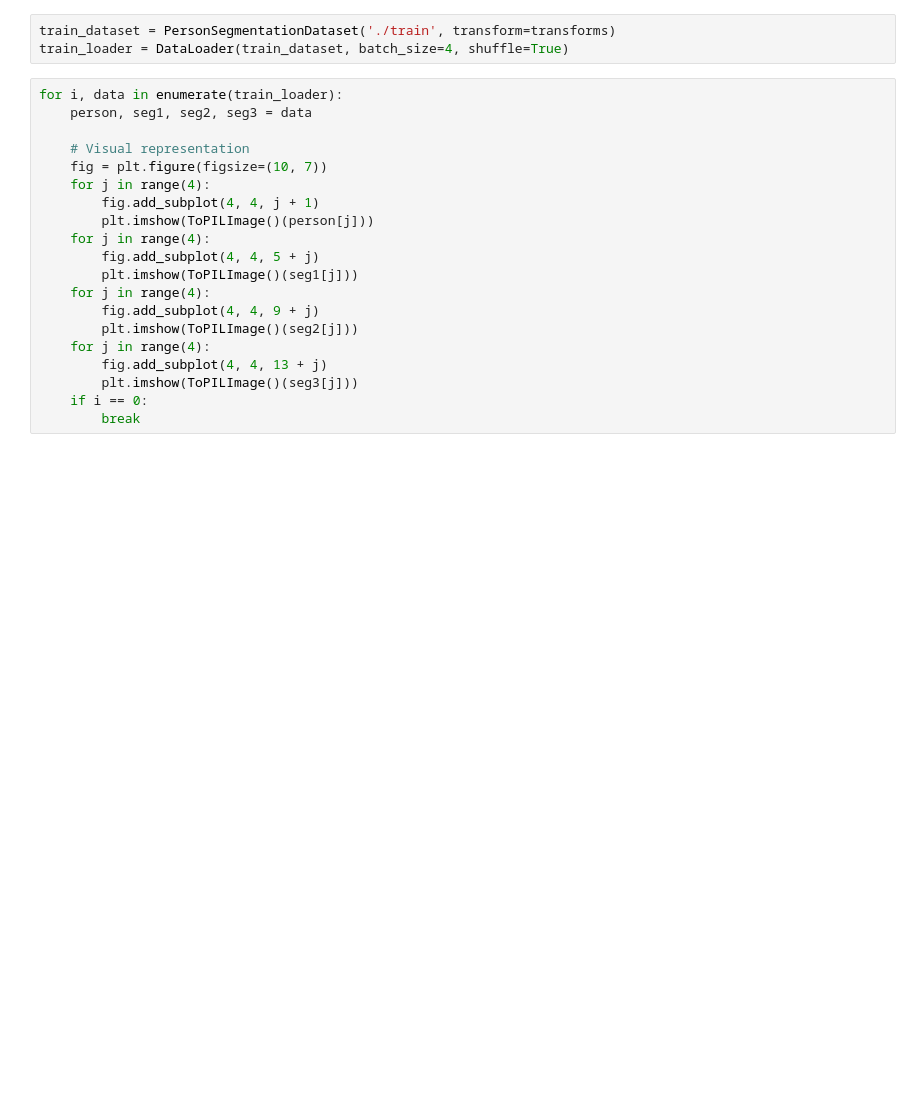
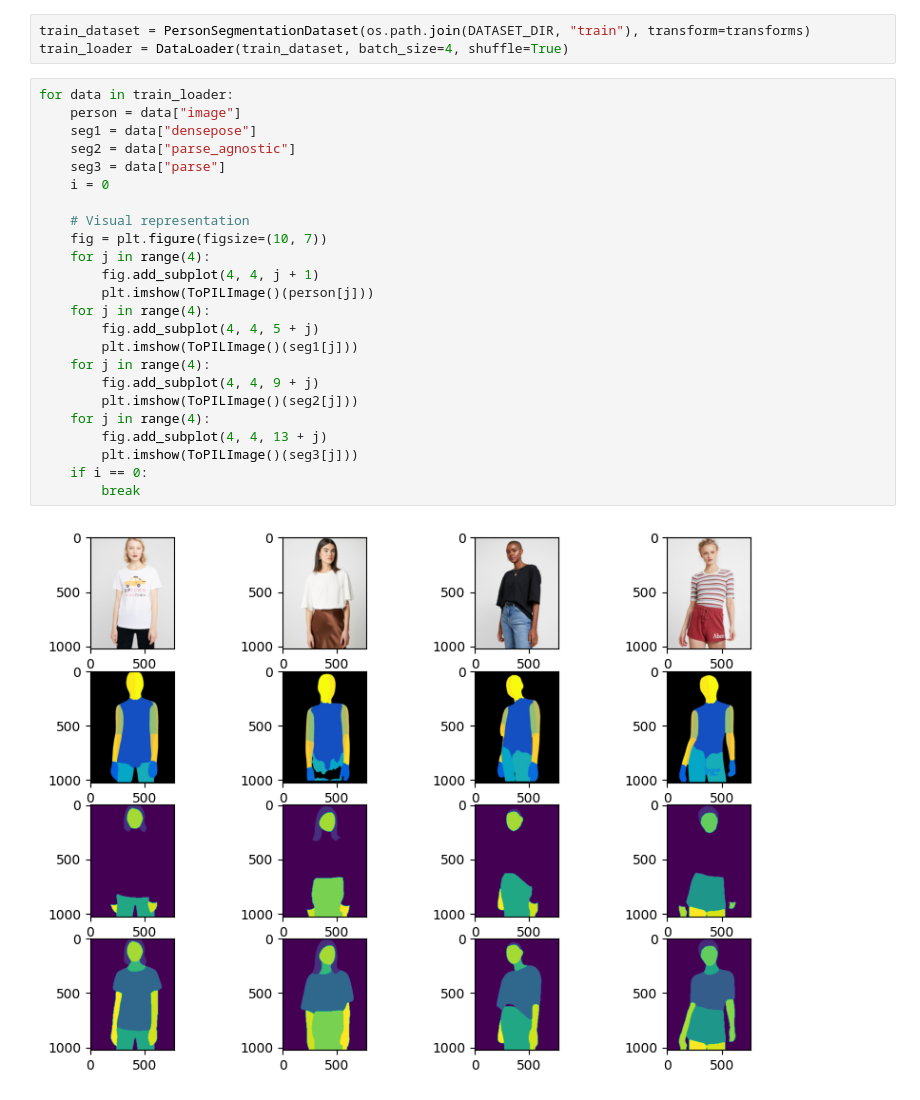
Before and after one commit to EgorProkopov/SMBackEnd, a Jupyter notebook: LookGenerator/datasets/usage_example.ipynb, the cells around one changed output. Cells and saved outputs as stored; diff of their text form; blank space fills up the shorter version.

```diff
--- a/LookGenerator/datasets/usage_example.ipynb
+++ b/LookGenerator/datasets/usage_example.ipynb
@@ -27,23 +35,29 @@ for i, data in enumerate(train_loader):
 # %%
-train_dataset = PersonSegmentationDataset('./train', transform=transforms)
+train_dataset = PersonSegmentationDataset(os.path.join(DATASET_DIR, "train"), transform=transforms)
 train_loader = DataLoader(train_dataset, batch_size=4, shuffle=True)
 # %%
-for i, data in enumerate(train_loader):
-    person, seg1, seg2, seg3 = data
+for data in train_loader:
+    person = data["image"]
+    seg1 = data["densepose"]
+    seg2 = data["parse_agnostic"]
+    seg3 = data["parse"]
+    i = 0
 
     # Visual representation
     fig = plt.figure(figsize=(10, 7))
     for j in range(4):
         fig.add_subplot(4, 4, j + 1)
         plt.imshow(ToPILImage()(person[j]))
     for j in range(4):
         fig.add_subplot(4, 4, 5 + j)
         plt.imshow(ToPILImage()(seg1[j]))
     for j in range(4):
         fig.add_subplot(4, 4, 9 + j)
         plt.imshow(ToPILImage()(seg2[j]))
     for j in range(4):
         fig.add_subplot(4, 4, 13 + j)
         plt.imshow(ToPILImage()(seg3[j]))
     if i == 0:
         break
+# %% [output]
+[figure, added]
```
Also changed, not shown: parts of 3 cells of this notebook, 2 other files.
